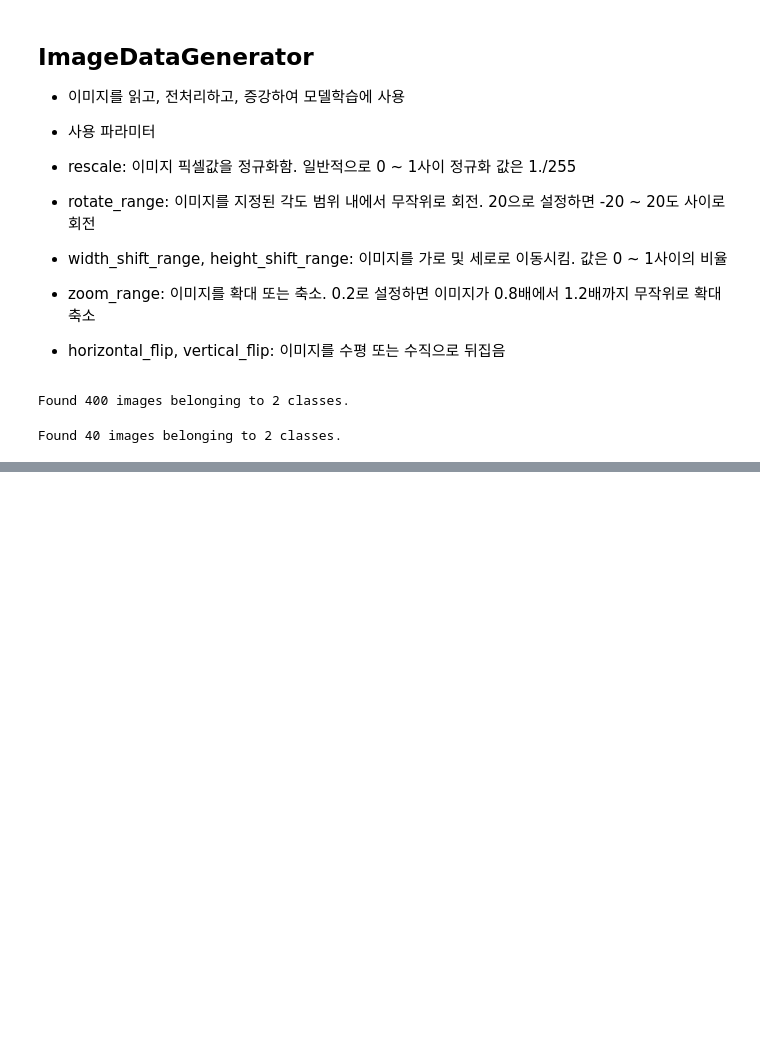
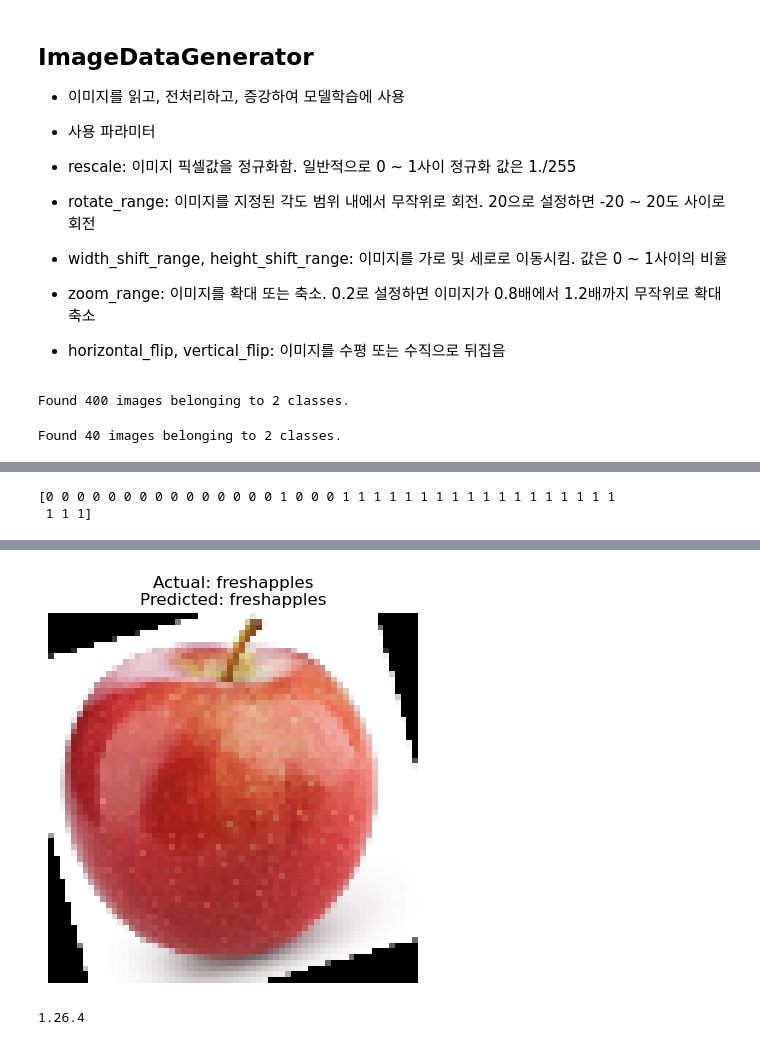
Before and after one commit to rommaniitedomum/deep_learning, a Jupyter notebook: rotten_apple.ipynb, the cells around one changed output, grey strips where cells are left out. Cells and saved outputs as stored; diff of their text form; code cells hidden in the pictures; blank space fills up the shorter version.

```diff
--- a/rotten_apple.ipynb
+++ b/rotten_apple.ipynb
@@ -149,0 +229,37 @@ model.add(Dense(2, activation='softmax'))
+# %%
+# 예측 값이 데이터의 어떤 클래스에 해당되는지 출력
+import numpy as np
+
+print(np.argmax(predictions, axis=1))  # 앞에 숫자가 0.8 -> 0, 뒤의 숫자가 0.8 -> 1
+# %% [output]
+[0 0 0 0 0 0 0 0 0 0 0 0 0 0 0 1 0 0 0 1 1 1 1 1 1 1 1 1 1 1 1 1 1 1 1 1 1
+ 1 1 1]
+# %%
+import numpy as np
+import matplotlib.pyplot as plt
+
+# a = [1, 2, 3]
+# next(a): 1
+# next(a): 2
+
+# 테스트 데이터셋에서 임의의 배치 가져오기
+batch_images, batch_labels = next(test_set)  # 첫 번째 배치 가져오기
+index = np.random.randint(0, len(batch_images))  # 배치에서 임의의 인덱스 선택
+
+# 선택된 이미지와 레이블
+img = batch_images[index]  # 배치 내 이미지 선택
+true_label_index = np.argmax(batch_labels[index])  # 실제 레이블 인덱스
+class_indices = {v: k for k, v in test_set.class_indices.items()}  # 클래스 인덱스 매핑
+true_label = class_indices[true_label_index]  # 실제 클래스 이름
+
+# 이미지 데이터 및 예측 결과
+prediction = model.predict(np.expand_dims(img, axis=0))  # 모델 예측
+predicted_class_index = np.argmax(prediction)  # 예측된 클래스 인덱스
+predicted_class = class_indices[predicted_class_index]  # 예측된 클래스 이름
+
+# 이미지 시각화
+plt.imshow(img)
+plt.title(f"Actual: {true_label}\nPredicted: {predicted_class}")
+plt.axis("off")
+plt.show()
+# %% [output]
@@ -149,0 +267,5 @@ model.add(Dense(2, activation='softmax'))
+[figure, added]
+# %%
+print(np.__version__)
+# %% [output]
+1.26.4
```
Also changed, not shown: parts of 11 cells of this notebook, 12 other files.
